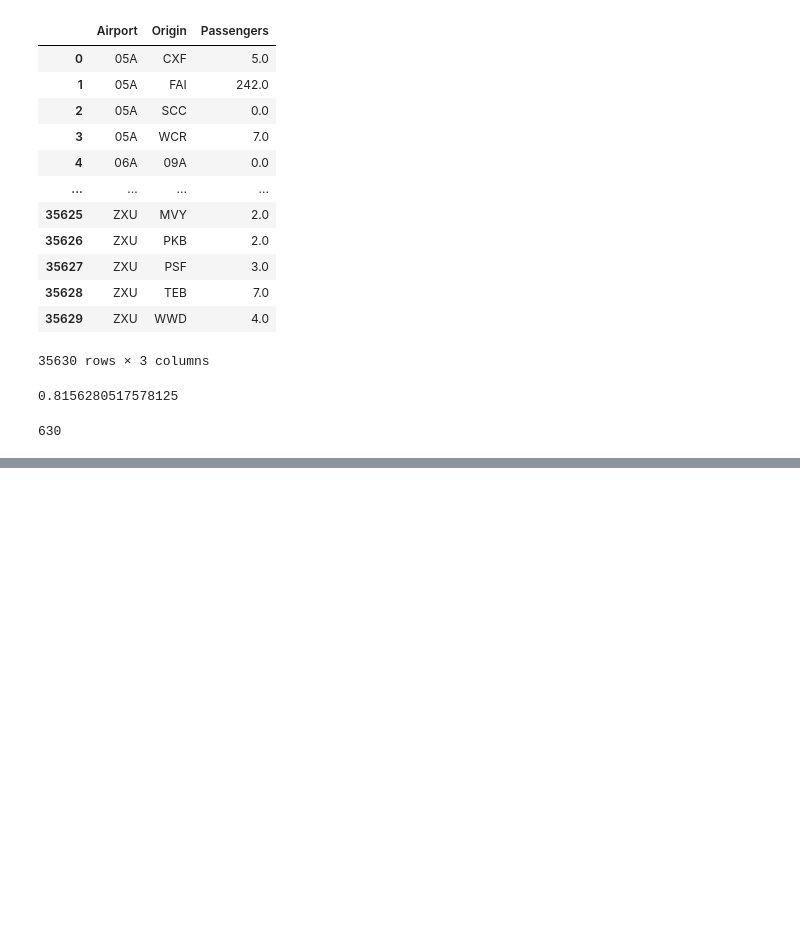
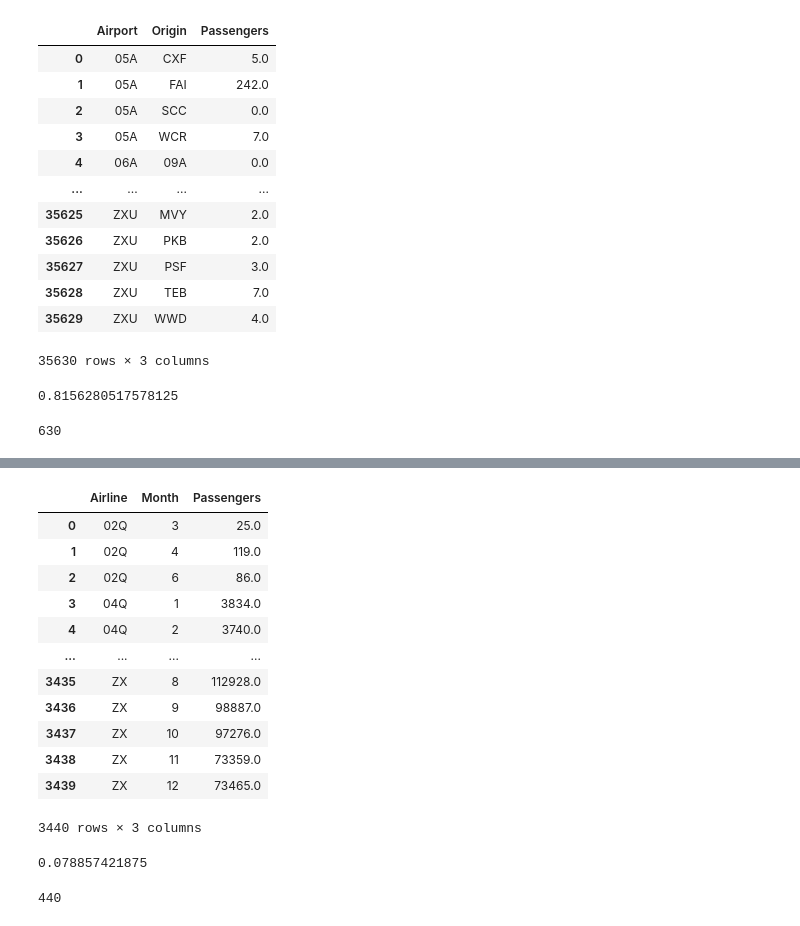
Before and after one commit to kburchfiel/kburchfiel-dash-plotly-demo, a Jupyter notebook: elephantsql_database_builder.ipynb, the cells around one changed output, grey strips where cells are left out. Saved outputs shown, nothing was run; the diff lists cells and outputs as text; code cells hidden in the pictures; blank space fills up the shorter version.

```diff
--- a/elephantsql_database_builder.ipynb
+++ b/elephantsql_database_builder.ipynb
@@ -606,3 +642,31 @@ con = elephantsql_engine)
+# %%
+df_airline_traffic_by_month = df_flights.pivot_table(index = ['UNIQUE_CARRIER', 'MONTH'], values = 'PASSENGERS', aggfunc = 'sum').reset_index()
+df_airline_traffic_by_month.rename(columns={"UNIQUE_CARRIER":"Airline","MONTH":"Month", "PASSENGERS":"Passengers"}, inplace = True)
+df_airline_traffic_by_month
+# %% [output]
+|  | Airline | Month | Passengers |
+| 0 | 02Q | 3 | 25.0 |
+| 1 | 02Q | 4 | 119.0 |
+| 2 | 02Q | 6 | 86.0 |
+| 3 | 04Q | 1 | 3834.0 |
+| 4 | 04Q | 2 | 3740.0 |
+| ... | ... | ... | ... |
+| 3435 | ZX | 8 | 112928.0 |
+| 3436 | ZX | 9 | 98887.0 |
+| 3437 | ZX | 10 | 97276.0 |
+| 3438 | ZX | 11 | 73359.0 |
+| 3439 | ZX | 12 | 73465.0 |
+3440 rows × 3 columns
+# %%
+df_size_in_megabytes(df_airline_traffic_by_month)
+# %% [output]
+0.078857421875
+# %%
+df_airline_traffic_by_month.to_csv('airline_traffic_by_month_2018.csv', index = False)
+df_airline_traffic_by_month.to_sql('airline_traffic_by_month_2018', if_exists = 'replace', index = False,
+con = elephantsql_engine)
+# %% [output]
+440
 # %%
 print(time.ctime())
 # %% [output]
```
Also changed, not shown: parts of 7 cells of this notebook, 4 other files.
